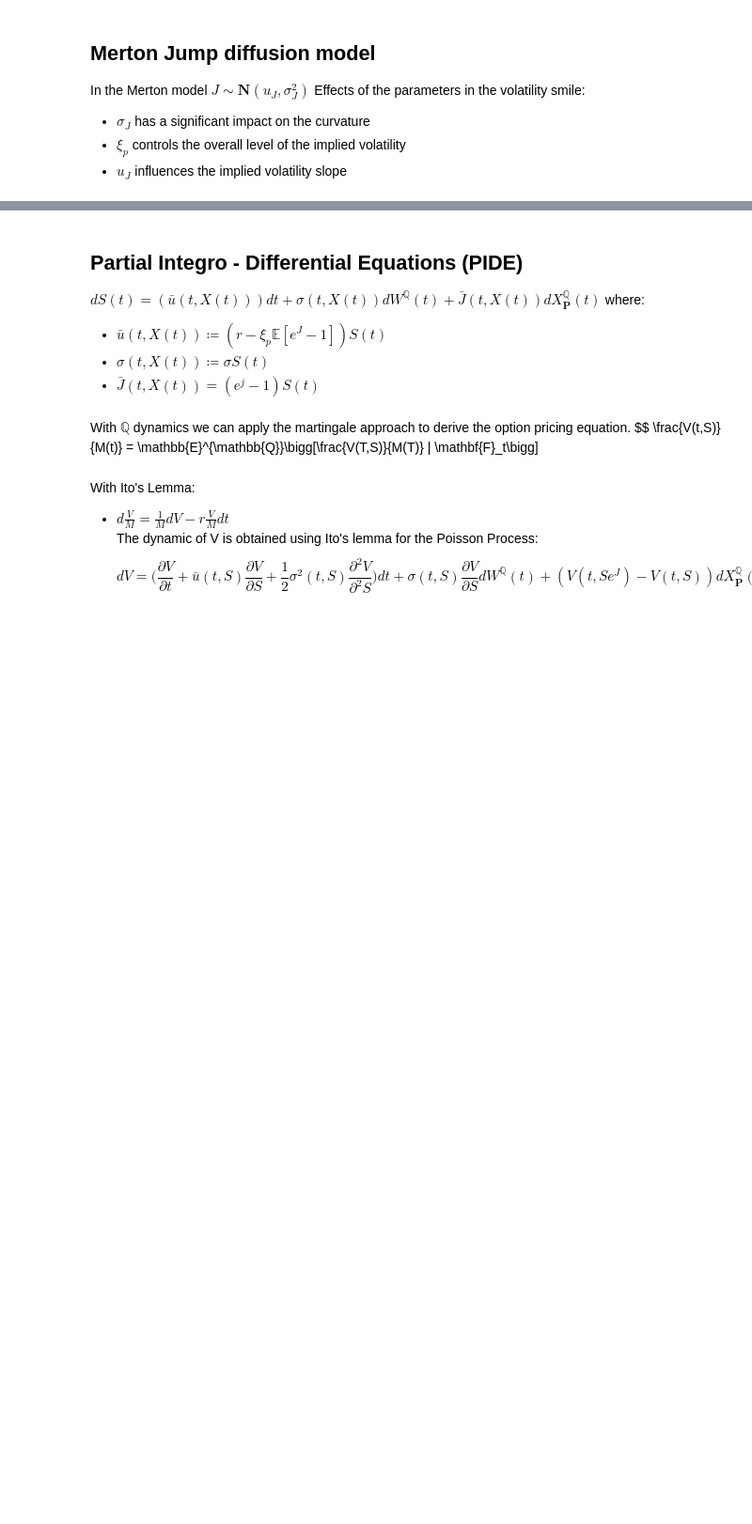
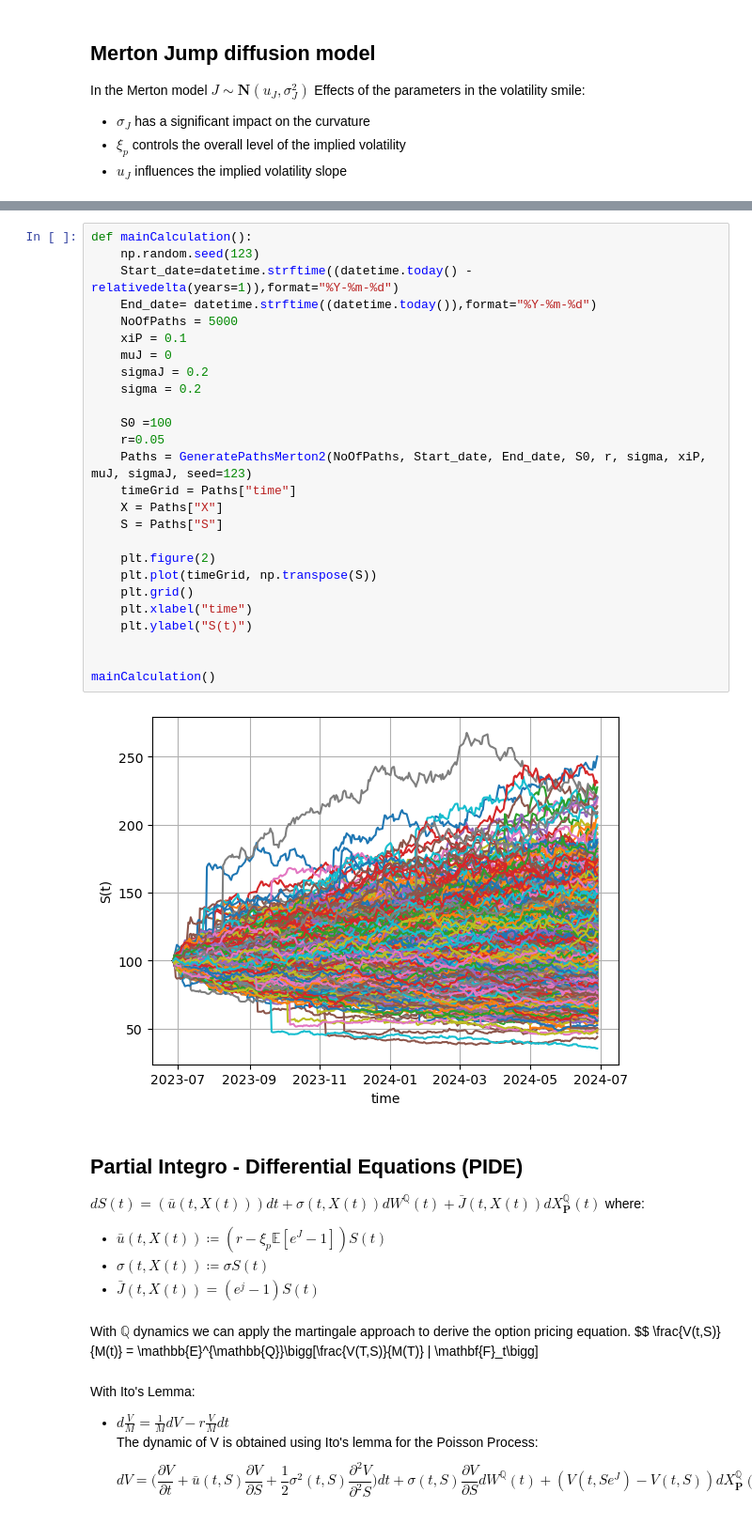
Before and after one commit to LucaDaquanno/Financial-Engineering, a Jupyter notebook: Jump_diffusion.ipynb, the cells around one changed output, grey strips where cells are left out. Shown: that part at 94% size. Cells and saved outputs as stored; diff of their text form; blank space fills up the shorter version.

```diff
--- a/Jump_diffusion.ipynb
+++ b/Jump_diffusion.ipynb
@@ -205,3 +326,31 @@ Effects of the parameters in the volatility smile:
+# %%
+def mainCalculation():
+    np.random.seed(123)
+    Start_date=datetime.strftime((datetime.today() - relativedelta(years=1)),format="%Y-%m-%d")
+    End_date= datetime.strftime((datetime.today()),format="%Y-%m-%d")
+    NoOfPaths = 5000
+    xiP = 0.1
+    muJ = 0
+    sigmaJ = 0.2
+    sigma = 0.2
+
+    S0 =100
+    r=0.05
+    Paths = GeneratePathsMerton2(NoOfPaths, Start_date, End_date, S0, r, sigma, xiP, muJ, sigmaJ, seed=123)
+    timeGrid = Paths["time"]
+    X = Paths["X"]
+    S = Paths["S"]
+
+    plt.figure(2)
+    plt.plot(timeGrid, np.transpose(S))
+    plt.grid()
+    plt.xlabel("time")
+    plt.ylabel("S(t)")
+
+
+mainCalculation()
+# %% [output]
+[figure, added]
 # %% [markdown]
 ## Partial Integro - Differential Equations (PIDE)
 $ dS(t)=( \bar{u}(t,X(t)))dt + \sigma(t,X(t)) dW^{\mathbb{Q}}(t) + \bar{J}(t,X(t))dX^{\mathbb{Q}}_{\mathbf{P}}(t)$
```
Also changed, not shown: parts of 15 cells of this notebook, 1 other file.
